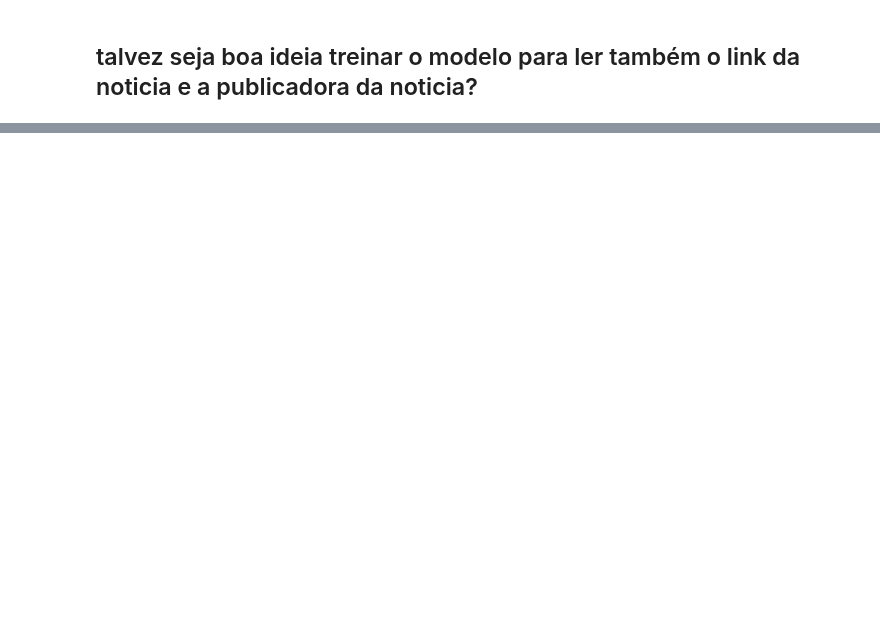
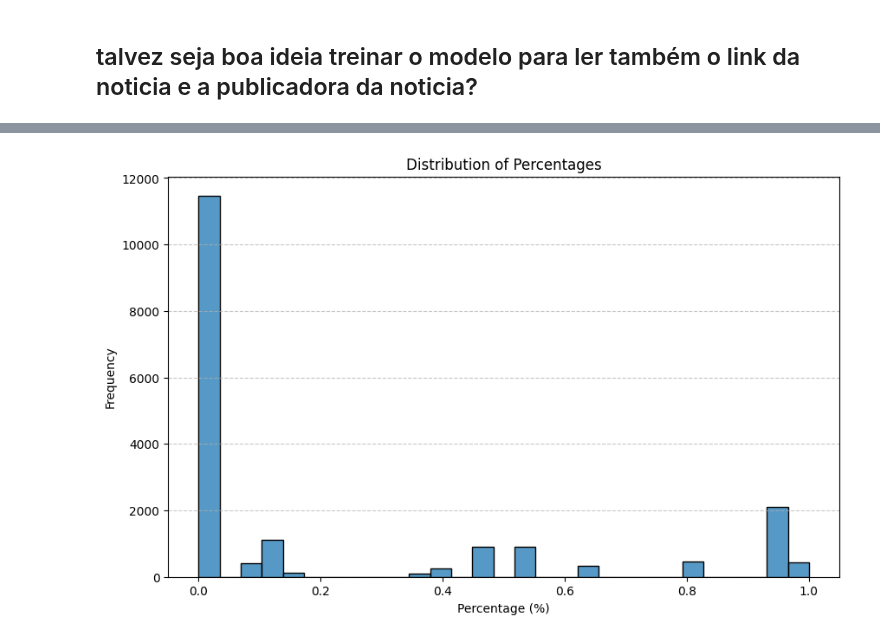
Before and after one commit to Hugoverissimo21/InfoMosaic, a Jupyter notebook: dtree.ipynb, the cells around one changed output, grey strips where cells are left out. Drawn from its saved outputs; the diff is of its cells as text; code cells hidden in the pictures; blank space fills up the shorter version.

```diff
--- a/dtree.ipynb
+++ b/dtree.ipynb
@@ -488,0 +556,24 @@ len(lista)
+# %%
+news = pd.read_csv("noticias.csv", header=None)
+#news
+# %%
+alias_in_url = []
+news_site = []
+for index, row in tee.iterrows():
+    url = row["url"]
+    for inde, ro in news.iterrows():
+        if ro[0] in url:
+            news_site.append(ro[1])
+            break
+    al = False
+    for alias in ["galp", "edp", "energias-de-portugal", "mota-engil", "banco-comercial-portugues", "bcp", "sonae"]:
+        if alias in url:
+            alias_in_url.append(1)
+            al = True
+            break
+    if not al:
+        alias_in_url.append(0)
+
+tee["alias_in_url"] = alias_in_url
+tee["news_site"] = news_site
+tee
@@ -490,0 +893,22 @@ tee = pd.read_csv("dtree01.csv")
+# %%
+import matplotlib.pyplot as plt
+import seaborn as sns
+
+
+# Set up the figure and axis
+plt.figure(figsize=(10, 6))
+
+# Create a histogram
+sns.histplot(probs_distribution, kde=False)  # Adjust bins as needed
+
+# Add labels and title
+plt.xlabel('Percentage (%)')
+plt.ylabel('Frequency')
+plt.title('Distribution of Percentages')
+
+# Show grid lines for better readability
+plt.grid(axis='y', linestyle='--', alpha=0.7)
+
+plt.show()
+# %% [output]
+[figure, added]
```
Also changed, not shown: parts of 37 cells of this notebook, 5 other files.
